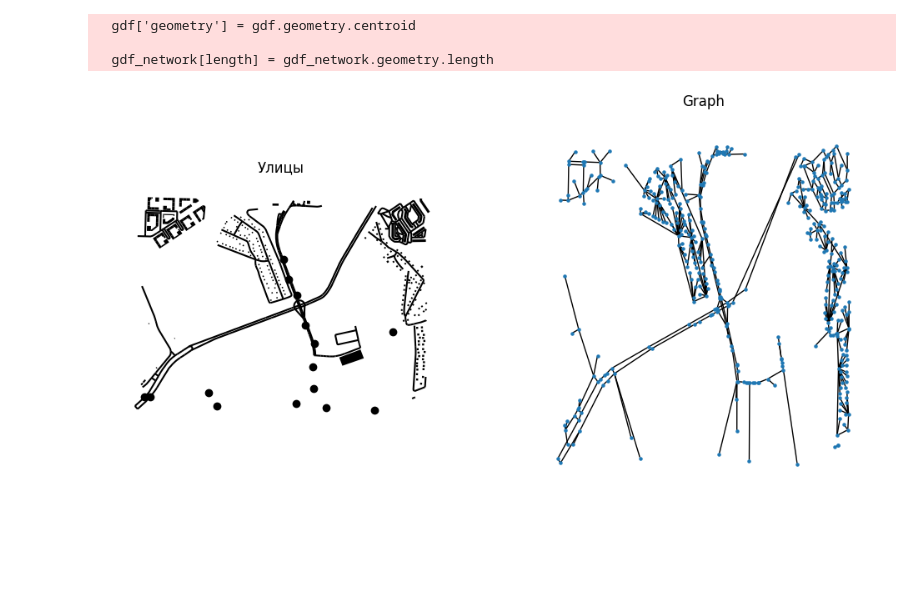
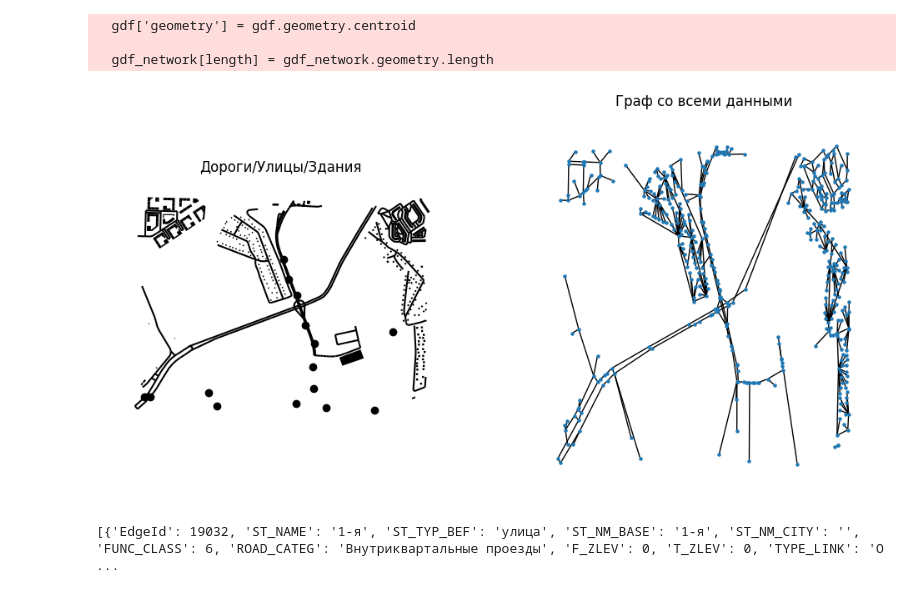
Before and after one commit to Chebart/AI_working_tool_for_urban_development_data, a Jupyter notebook: ml/parse_geojson.ipynb, the cells around one changed output. Drawn from its saved outputs; the diff is of its cells as text; code cells hidden in the pictures; blank space fills up the shorter version.

Commit message:
Added additional data to graph. Now we can transfer it ti frontend. Also, i tried to refactor arbitrary graph to quadratic grid, and in the end i get unsatisfied results

```diff
--- a/ml/parse_geojson.ipynb
+++ b/ml/parse_geojson.ipynb
@@ -52,14 +55,15 @@ def convert_geojsons_with_polygons_and_points_to_graph(gdf):
 # %%
 def add_new_nodes_to_graph(source_graph, current_graph, list_with_new_gdf):
     for new_gdf in list_with_new_gdf:
-        for new_geom in new_gdf.geometry:
-            new_coord = (new_geom.x, new_geom.y)
+        for _, row in new_gdf.iterrows():
+            new_coord = (row.geometry.x, row.geometry.y)
             current_graph.add_node(new_coord)
 
             distances = [Point(new_coord).distance(Point(existing_coord)) for existing_coord in list(source_graph.nodes)]
             min_index = distances.index(min(distances))
             closest_node_id = list(source_graph.nodes)[min_index]
             current_graph.add_edge(new_coord, closest_node_id, weight=distances[min_index])
+            current_graph.graph['metadata'].append(row.to_dict())
 
     return current_graph
 # %%
@@ -76,7 +80,7 @@ def visualise_final_graph(graph, objects_info):
                     gdf.plot(color="k", ax=ax[0])
 
     for i, facet in enumerate(ax):
-        facet.set_title(("Дороги/Улицы/Здания", "Graph")[i])
+        facet.set_title(("Дороги/Улицы/Здания", "Граф со всеми данными")[i])
         facet.axis("off")
     nx.draw(graph, positions, ax=ax[1], node_size=5)
     plt.show()
@@ -117,6 +121,8 @@ def get_graph_on_first_iteration(geojsons_with_points,
     road_graph = add_new_nodes_to_graph(road_graph_copy, road_graph, objects_info["points"])
     # Визуализируем финальный граф
     visualise_final_graph(road_graph, objects_info)
+
+    return road_graph
 # %%
 geojsons_with_polygons = ["Дома_исходные.geojson"]#, "House_1очередь_ЖК.geojson", "House_2очередь_ЖК.geojson", "House_3очередь_ЖК.geojson"]
 geojsons_with_lines = ["Streets_исходные.geojson"]#, "Streets_1очередь.geojson", "Streets_2очередь.geojson", "Streets_3очередь.geojson"]
@@ -125,13 +131,37 @@ geojsons_with_points = ["Остановки_ОТ.geojson", "Выходы_мет
 x_min, y_max = 37.472381, 55.551288
 x_max, y_min = 37.500082, 55.539195
 region = Polygon([(x_min, y_min), (x_max, y_min), (x_max, y_max), (x_min, y_max)])
-# %%
-get_graph_on_first_iteration(geojsons_with_points,
-                             "Streets_исходные.geojson",
-                             "Дома_исходные.geojson",
-                             region)
-# %% [output]
-  gdf['geometry'] = gdf.geometry.centroid
-
-  gdf_network[length] = gdf_network.geometry.length
-[figure, removed]
+# %%
+def update_graph_data(instance):
+    # сохраним данные слоя
+    if isinstance(instance, Point):
+        return (instance.x, instance.y)
+    elif isinstance(instance, LineString):
+        return [(x, y) for x, y in instance.coords]
+    elif isinstance(instance, Polygon):
+        exterior = [(x, y) for x, y in instance.exterior.coords]
+        interiors = [[(x, y) for x, y in ring.coords] for ring in instance.interiors]
+        return {
+            'exterior': exterior,
+            'interiors': interiors
+        }
+# %%
+graph = get_graph_on_first_iteration(geojsons_with_points,
+                             "Streets_исходные.geojson",
+                             "Дома_исходные.geojson",
+                             region)
+
+for instance in graph.graph['metadata']:
+    instance['geometry'] = update_graph_data(instance["geometry"])
+    if "polygons" in instance:
+        instance['polygons'] = update_graph_data(instance["polygons"])
+
+print(graph.graph['metadata'])
+with open("layer_info.json", "w", encoding="utf-8") as final:
+    json.dump({"layer_info": graph.graph['metadata']}, final)
+# %% [output]
+  gdf['geometry'] = gdf.geometry.centroid
+
+  gdf_network[length] = gdf_network.geometry.length
+[figure, added]
+[{'EdgeId': 19032, 'ST_NAME': '1-я', 'ST_TYP_BEF': 'улица', 'ST_NM_BASE': '1-я', 'ST_NM_CITY': '', 'FUNC_CLASS': 6, 'ROAD_CATEG': 'Внутриквартальные проезды', 'F_ZLEV': 0, 'T_ZLEV': 0, 'TYPE_LINK': 'О ...
```
Also changed, not shown: parts of 7 cells of this notebook.
